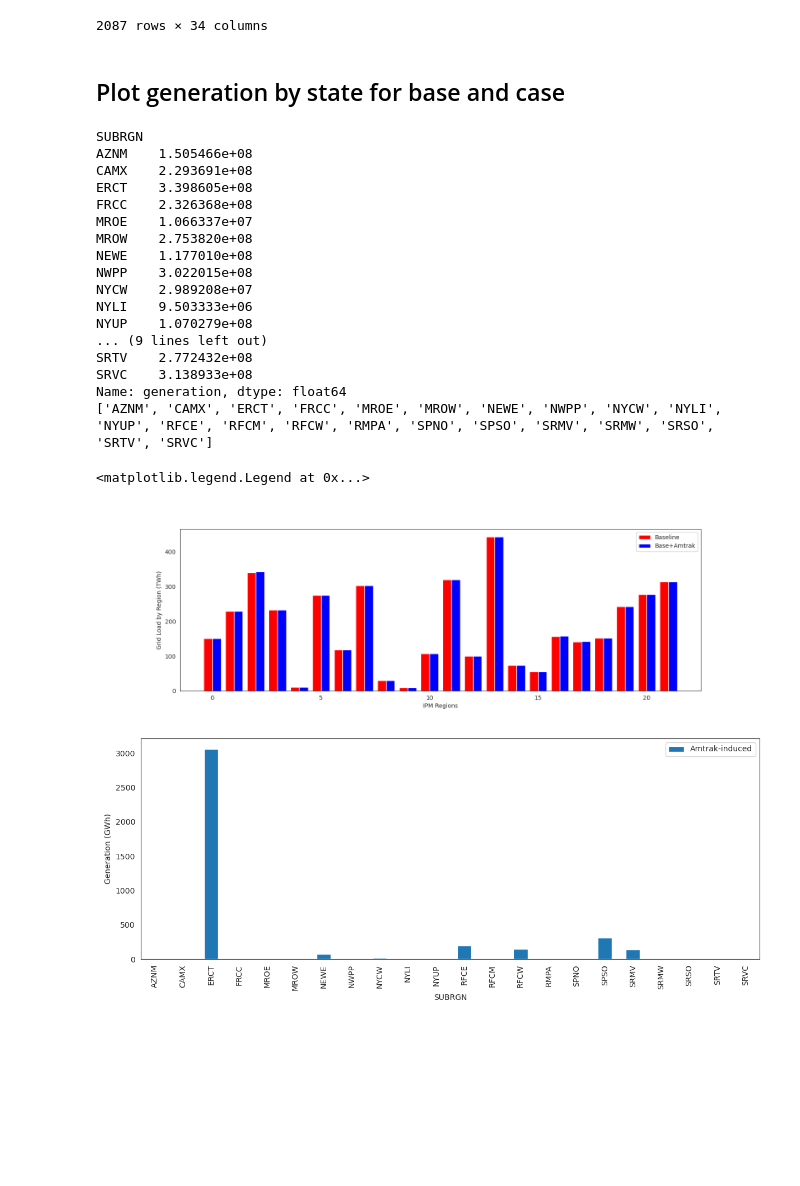
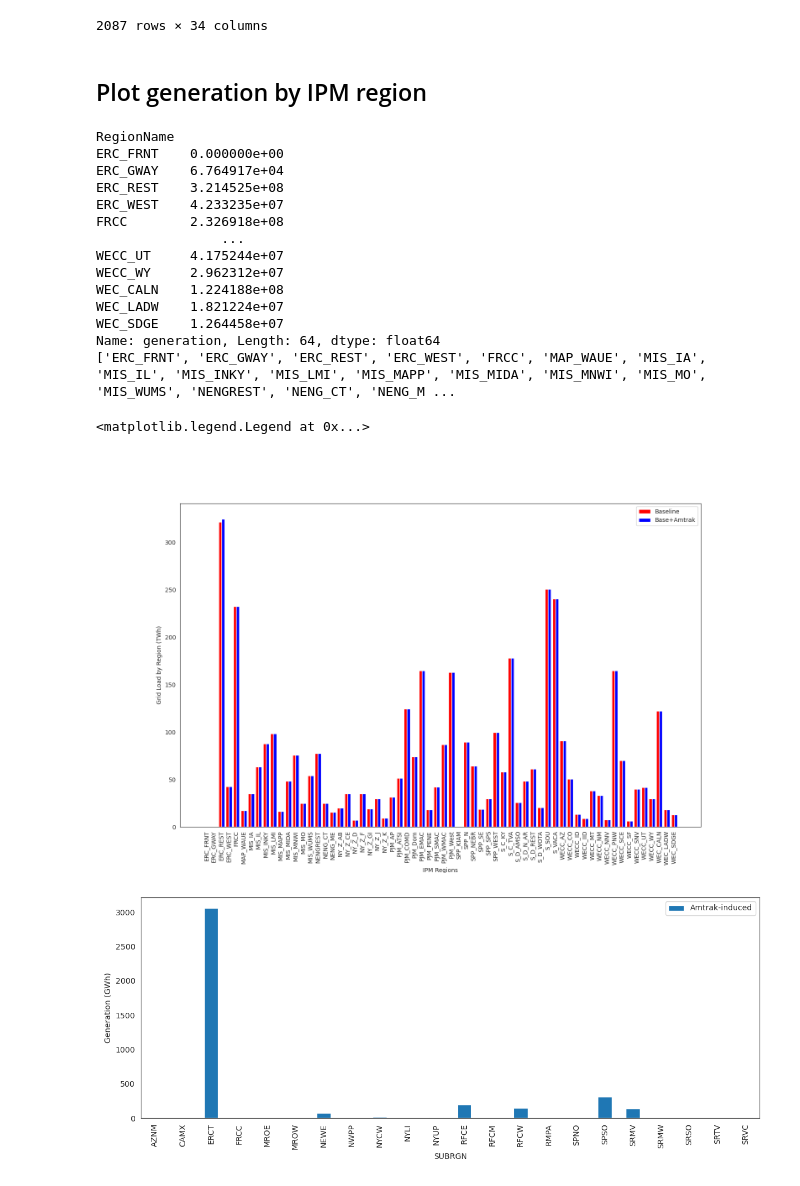
Before and after one commit to andrew-scott-white/usego_Amtrak, a Jupyter notebook: ERCT_diagnosis.ipynb, the cells around one changed output. Saved outputs shown, nothing was run; the diff lists cells and outputs as text; code cells hidden in the pictures; blank space fills up the shorter version.

```diff
--- a/ERCT_diagnosis.ipynb
+++ b/ERCT_diagnosis.ipynb
@@ -146,46 +148,42 @@ us_state_abbrev={'Alabama': 'AL','Alaska': 'AK','Arizona': 'AZ','Arkansas': 'AR'
 # thank you to @kinghelix and @trevormarburger for this idea
 abbrev_us_state = dict(map(reversed, us_state_abbrev.items()))
 # %% [markdown]
-## Plot generation by state for base and case
+## Plot generation by IPM region
-# %%
-carac['StateAbb'] = carac['StateName'].apply(lambda x: us_state_abbrev[x])
-carac_case['StateAbb'] = carac_case['StateName'].apply(lambda x: us_state_abbrev[x])
 # %%
-base_data = carac.groupby('SUBRGN')['generation'].sum()
-case_data = carac_case.groupby('SUBRGN')['generation'].sum()
+base_data = carac.groupby('RegionName')['generation'].sum()
+case_data = carac_case.groupby('RegionName')['generation'].sum()
 print(base_data)
 print(list(base_data.index))
 # %% [output]
-SUBRGN
-AZNM    1.505466e+08
-CAMX    2.293691e+08
-ERCT    3.398605e+08
-FRCC    2.326368e+08
-MROE    1.066337e+07
-MROW    2.753820e+08
-NEWE    1.177010e+08
-NWPP    3.022015e+08
-NYCW    2.989208e+07
-NYLI    9.503333e+06
-NYUP    1.070279e+08
-... (9 lines left out)
-SRTV    2.772432e+08
-SRVC    3.138933e+08
-Name: generation, dtype: float64
-['AZNM', 'CAMX', 'ERCT', 'FRCC', 'MROE', 'MROW', 'NEWE', 'NWPP', 'NYCW', 'NYLI', 'NYUP', 'RFCE', 'RFCM', 'RFCW', 'RMPA', 'SPNO', 'SPSO', 'SRMV', 'SRMW', 'SRSO', 'SRTV', 'SRVC']
+RegionName
+ERC_FRNT    0.000000e+00
+ERC_GWAY    6.764917e+04
+ERC_REST    3.214525e+08
+ERC_WEST    4.233235e+07
+FRCC        2.326918e+08
+                ...
+WECC_UT     4.175244e+07
+WECC_WY     2.962312e+07
+WEC_CALN    1.224188e+08
+WEC_LADW    1.821224e+07
+WEC_SDGE    1.264458e+07
+Name: generation, Length: 64, dtype: float64
+['ERC_FRNT', 'ERC_GWAY', 'ERC_REST', 'ERC_WEST', 'FRCC', 'MAP_WAUE', 'MIS_IA', 'MIS_IL', 'MIS_INKY', 'MIS_LMI', 'MIS_MAPP', 'MIS_MIDA', 'MIS_MNWI', 'MIS_MO', 'MIS_WUMS', 'NENGREST', 'NENG_CT', 'NENG_M ...
 # %%
 # Bar width and x locations
 w, x = 0.4, np.arange(len(base_data))
 
-fig, ax = plt.subplots(figsize=(16,5))
+fig, ax = plt.subplots(figsize=(16,10))
 ax.bar(x - w/2, base_data/1000/1000, width=w,color='r',label='Baseline')
 ax.bar(x + w/2, case_data/1000/1000, width=w,color='b',label='Base+Amtrak')
 ax.set_ylabel('Grid Load by Region (TWh)')
-ax.set_xlabel('IPM Regions (numbered)')
+ax.set_xlabel('IPM Regions')
+ax.set_xticks(x)
+ax.set_xticklabels(base_data.index, rotation=90)
 ax.legend()
 # %% [output]
 <matplotlib.legend.Legend at 0x...>
-[figure, old version]
+[figure, new version]
 # %%
 tmp = pd.concat([(carac_case.groupby('SUBRGN')['generation'].sum()-carac.groupby('SUBRGN')['generation'].sum())], axis=1) # MWh
 
```
Also changed, not shown: parts of 1 cell of this notebook.
